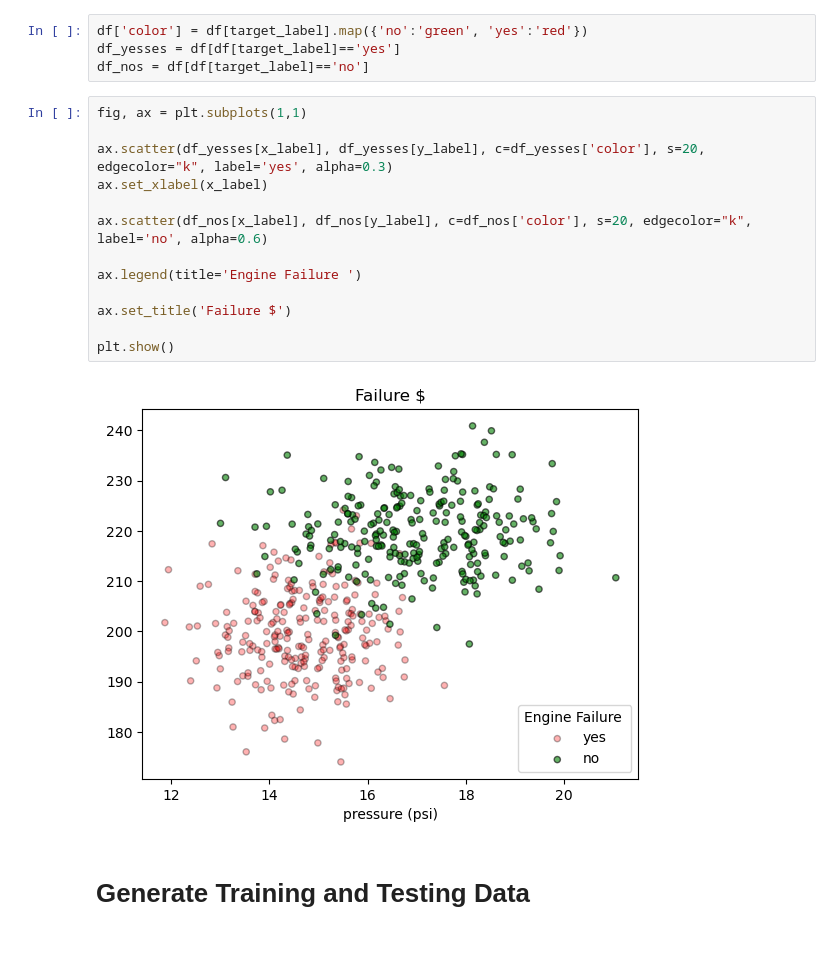
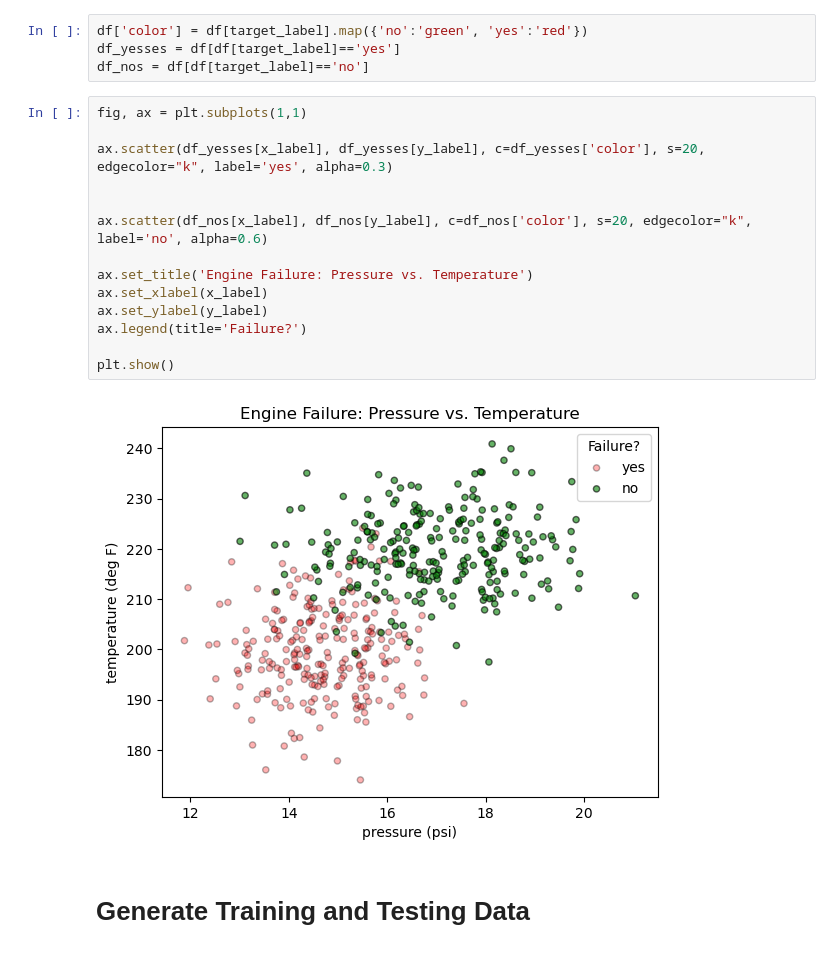
Before and after one commit to papir805/Stanford-ML-Class, a Jupyter notebook: notebooks/logistic_regression.ipynb, the cells around one changed output. Drawn from its saved outputs; the diff is of its cells as text.

Commit message:
Changed graphs

```diff
--- a/notebooks/logistic_regression.ipynb
+++ b/notebooks/logistic_regression.ipynb
@@ -37,18 +37,19 @@ df_nos = df[df[target_label]=='no']
 # %%
 fig, ax = plt.subplots(1,1)
 
 ax.scatter(df_yesses[x_label], df_yesses[y_label], c=df_yesses['color'], s=20, edgecolor="k", label='yes', alpha=0.3)
-ax.set_xlabel(x_label)
+
 
 ax.scatter(df_nos[x_label], df_nos[y_label], c=df_nos['color'], s=20, edgecolor="k", label='no', alpha=0.6)
 
-ax.legend(title='Engine Failure ')
-
-ax.set_title('Failure $')
+ax.set_title('Engine Failure: Pressure vs. Temperature')
+ax.set_xlabel(x_label)
+ax.set_ylabel(y_label)
+ax.legend(title='Failure?')
 
 plt.show()
 # %% [output]
-[figure, old version]
+[figure, new version]
 # %% [markdown]
 # Generate Training and Testing Data
 # %%
```
Also changed, not shown: parts of 1 cell of this notebook, 1 other file.
